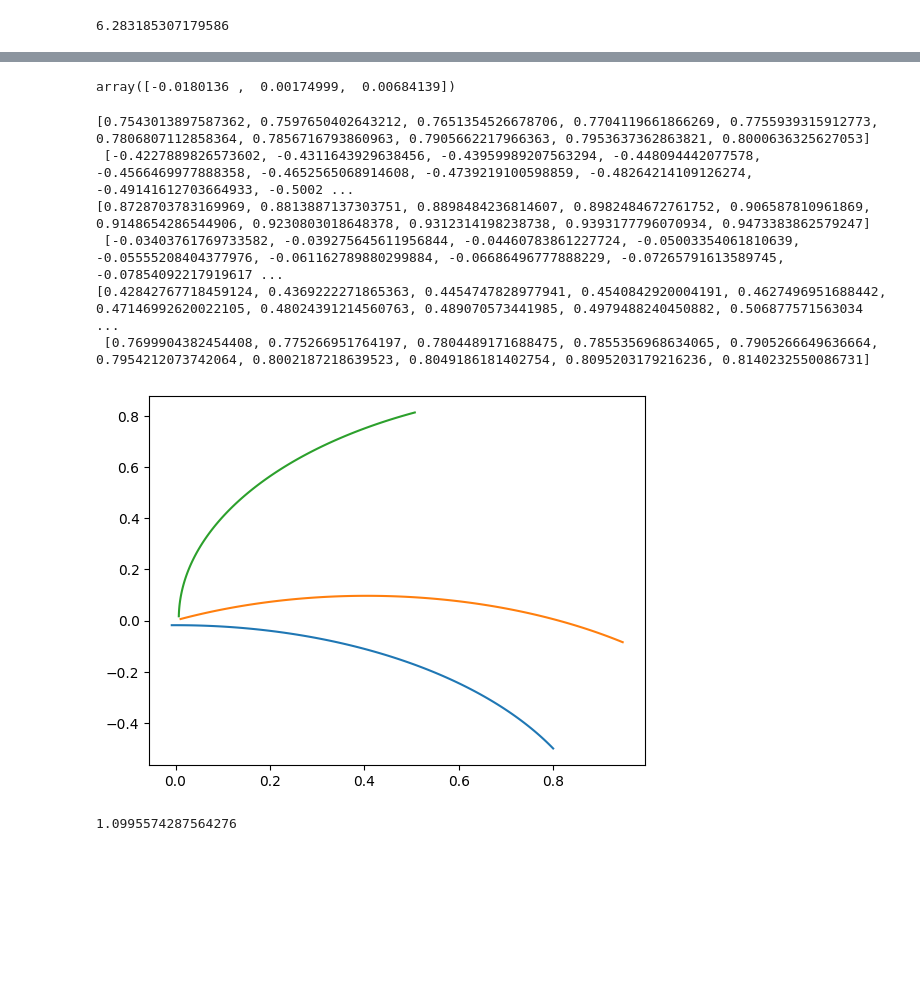
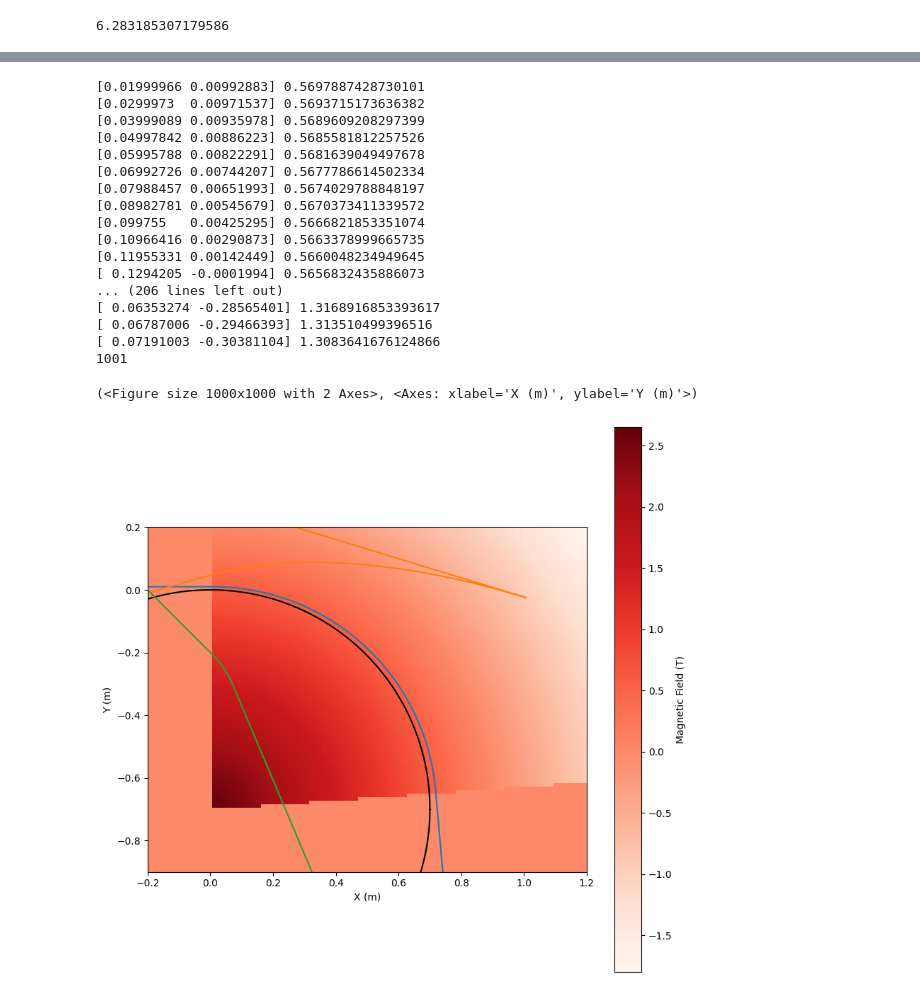
Before and after one commit to juliehinge/cern_gui, a Jupyter notebook: beam_tracking.ipynb, the cells around one changed output, grey strips where cells are left out. Cells and saved outputs as stored; diff of their text form; code cells hidden in the pictures; blank space fills up the shorter version.

```diff
--- a/beam_tracking.ipynb
+++ b/beam_tracking.ipynb
@@ -242,21 +345,28 @@ ref_position_y = 0
-# %%
-mu, sigma = ref_position_x, sigma # mean and standard deviation
-s = np.random.normal(mu, sigma, 3)
-s
-# %% [output]
-array([-0.0180136 ,  0.00174999,  0.00684139])
-# %%
-for i in range(3):
-    get_points(0.5, A, B, G, [s[i],s[i]], directions[i], 100)
-# %% [output]
-[0.7543013897587362, 0.7597650402643212, 0.7651354526678706, 0.7704119661866269, 0.7755939315912773, 0.7806807112858364, 0.7856716793860963, 0.7905662217966363, 0.7953637362863821, 0.8000636325627053]
- [-0.4227889826573602, -0.4311643929638456, -0.43959989207563294, -0.448094442077578, -0.4566469977888358, -0.4652565068914608, -0.4739219100598859, -0.48264214109126274, -0.49141612703664933, -0.5002 ...
-[0.8728703783169969, 0.8813887137303751, 0.8898484236814607, 0.8982484672761752, 0.906587810961869, 0.9148654286544906, 0.9230803018648378, 0.9312314198238738, 0.9393177796070934, 0.9473383862579247]
- [-0.03403761769733582, -0.039275645611956844, -0.04460783861227724, -0.05003354061810639, -0.05555208404377976, -0.061162789880299884, -0.06686496777888229, -0.07265791613589745, -0.07854092217919617 ...
-[0.42842767718459124, 0.4369222271865363, 0.4454747828977941, 0.4540842920004191, 0.4627496951688442, 0.47146992620022105, 0.48024391214560763, 0.489070573441985, 0.4979488240450882, 0.506877571563034 ...
- [0.7699904382454408, 0.775266951764197, 0.7804489171688475, 0.7855356968634065, 0.7905266649636664, 0.7954212073742064, 0.8002187218639523, 0.8049186181402754, 0.8095203179216236, 0.8140232550086731]
-[figure, removed]
-# %%
-math.pi/2 * 0.7
-# %% [output]
-1.0995574287564276
+# %%
+
+
+li = [[0.6,3]]
+A = [1.5]
+R = 0.7
+
+default2(A, li, R)
+# %% [output]
+[0.01999966 0.00992883] 0.5697887428730101
+[0.0299973  0.00971537] 0.5693715173636382
+[0.03999089 0.00935978] 0.5689609208297399
+[0.04997842 0.00886223] 0.5685581812257526
+[0.05995788 0.00822291] 0.5681639049497678
+[0.06992726 0.00744207] 0.5677786614502334
+[0.07988457 0.00651993] 0.5674029788848197
+[0.08982781 0.00545679] 0.5670373411339572
+[0.099755   0.00425295] 0.5666821853351074
+[0.10966416 0.00290873] 0.5663378999665735
+[0.11955331 0.00142449] 0.5660048234949645
+[ 0.1294205 -0.0001994] 0.5656832435886073
+... (206 lines left out)
+[ 0.06353274 -0.28565401] 1.3168916853393617
+[ 0.06787006 -0.29466393] 1.313510499396516
+[ 0.07191003 -0.30381104] 1.3083641676124866
+1001
+(<Figure size 1000x1000 with 2 Axes>, <Axes: xlabel='X (m)', ylabel='Y (m)'>)
+[figure, added]
```
Also changed, not shown: parts of 5 cells of this notebook, 10 other files.
